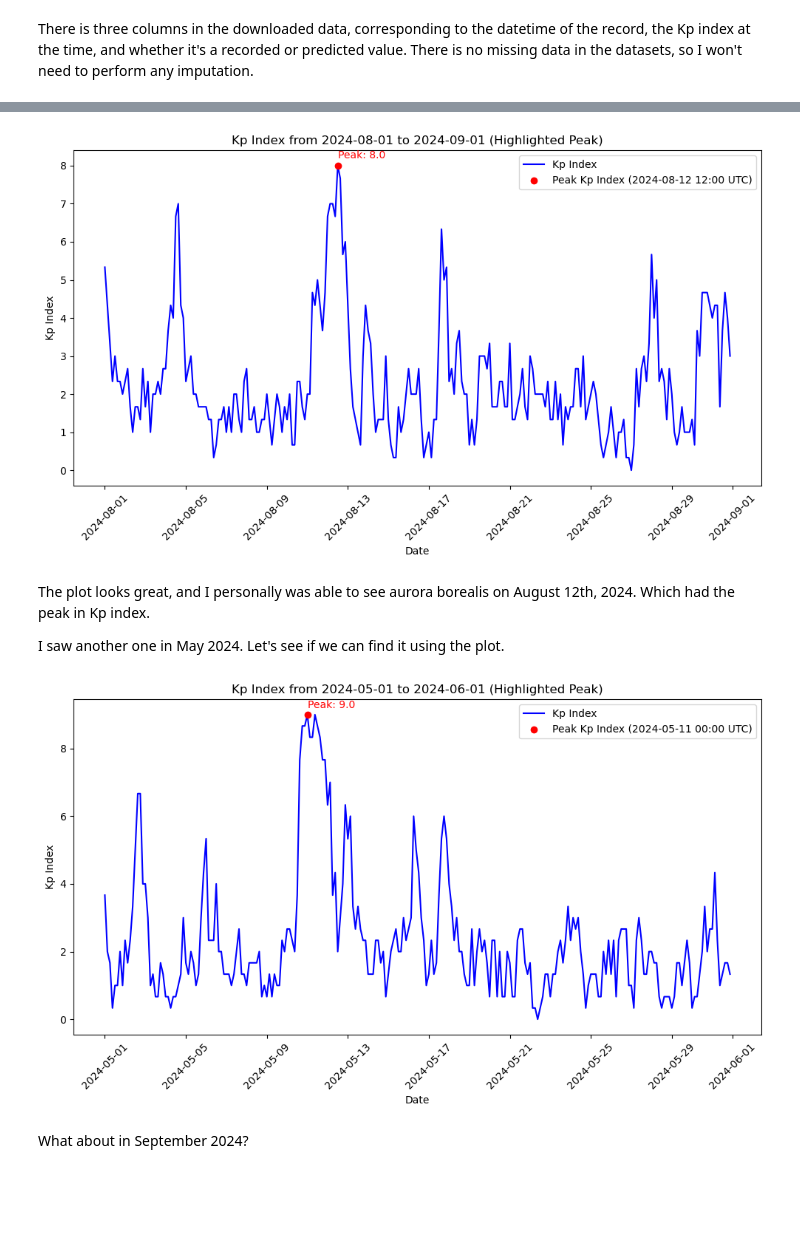
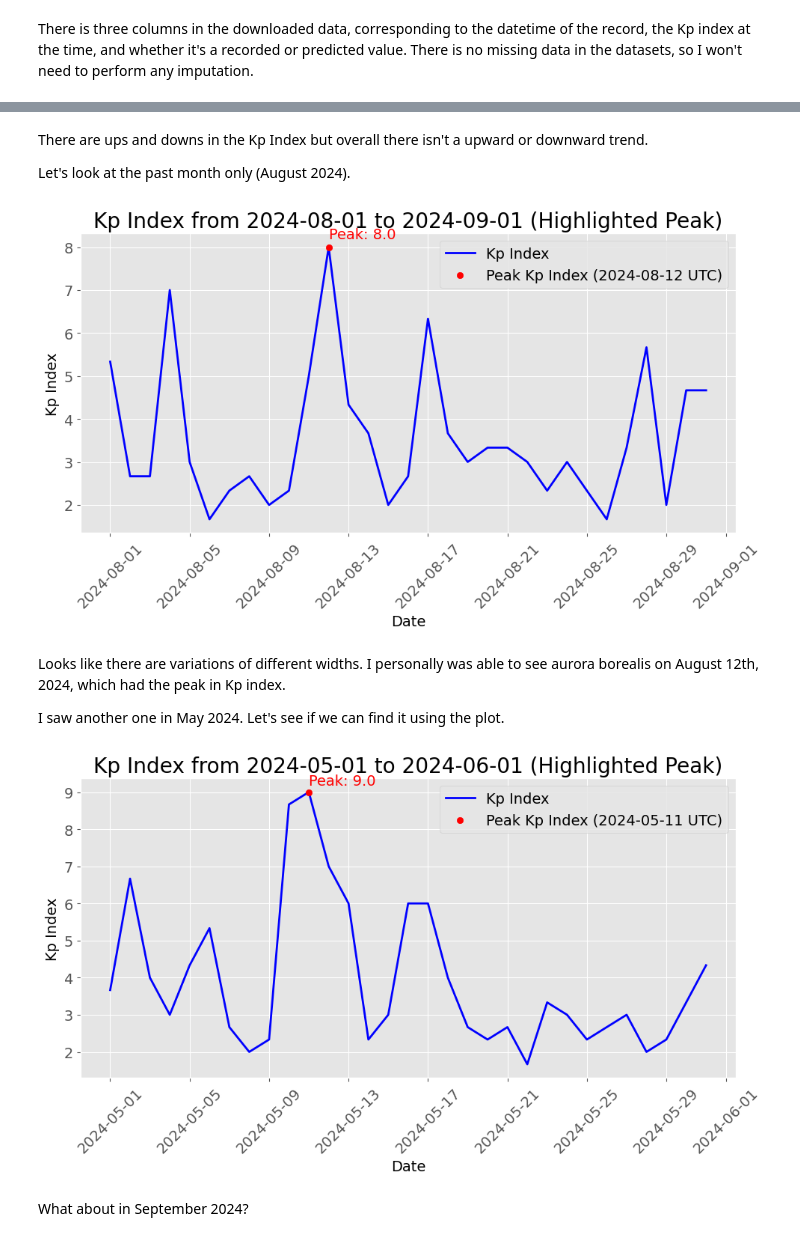
Before and after one commit to hcwang24/Aurora_Watch, a Jupyter notebook: aurora.ipynb, the cells around one changed output, grey strips where cells are left out. Cells and saved outputs as stored; diff of their text form; code cells hidden in the pictures; blank space fills up the shorter version.

```diff
--- a/aurora.ipynb
+++ b/aurora.ipynb
@@ -114,7 +114,7 @@ def plot_kp_index_by_date_range(kpindex_data, start_date=None, end_date=None):
     plt.plot(filtered_data['Datetime'], filtered_data['Kp_Index'], label="Kp Index", color='blue')
 
     # Highlight the peak
-    plt.scatter(peak_kp_time, peak_kp_value, color='red', zorder=5, label=f'Peak Kp Index ({pd.to_datetime(peak_kp_time).strftime("%Y-%m-%d %H:%M")} UTC)')
+    plt.scatter(peak_kp_time, peak_kp_value, color='red', zorder=5, label=f'Peak Kp Index ({pd.to_datetime(peak_kp_time).strftime("%Y-%m-%d")} UTC)')
 
     # Annotate the peak value
     plt.text(peak_kp_time, peak_kp_value + 0.2, f"Peak: {peak_kp_value:.1f}", color='red')
@@ -143,0 +148,12 @@ This is a very large plot with many years of data. Let's look at the past month
+# %%
+# Create a new column for the date only (ignore the time part)
+kpindex_df['Date'] = kpindex_df['Datetime'].dt.date
+
+# Group by the 'Date' column and calculate the mean Kp index per day
+daily_mean_df = kpindex_df.groupby('Date').agg(Daily_Kp_Max=('Kp_Index', 'max')).reset_index()
+
+daily_mean_df = pd.DataFrame(daily_mean_df)
+
+daily_mean_df = daily_mean_df.rename(columns={"Date": "Datetime", "Daily_Kp_Max": "Kp_Index"})
+
+daily_mean_df.head()
@@ -144,17 +179,21 @@ This is a very large plot with many years of data. Let's look at the past month
+# %% [markdown]
+There are ups and downs in the Kp Index but overall there isn't a upward or downward trend.
+
+Let's look at the past month only (August 2024).
 # %%
 # To show data for August 2024:
-plot_kp_index_by_date_range(kpindex_df, '2024-08-01', '2024-09-01')
+plot_kp_index_by_date_range(daily_mean_df, '2024-08-01', '2024-09-01')
 # %% [output]
-[figure, old version]
+[figure, new version]
 # %% [markdown]
-The plot looks great, and I personally was able to see aurora borealis on August 12th, 2024. Which had the peak in Kp index.
+Looks like there are variations of different widths. I personally was able to see aurora borealis on August 12th, 2024, which had the peak in Kp index.
 
 I saw another one in May 2024. Let's see if we can find it using the plot.
 # %%
 # To show data for August 2024:
-plot_kp_index_by_date_range(kpindex_df, '2024-05-01', '2024-06-01')
+plot_kp_index_by_date_range(daily_mean_df, '2024-05-01', '2024-06-01')
 # %% [output]
-[figure, old version]
+[figure, new version]
 # %% [markdown]
 What about in September 2024?
 # %%
```
Also changed, not shown: parts of 25 cells of this notebook.
